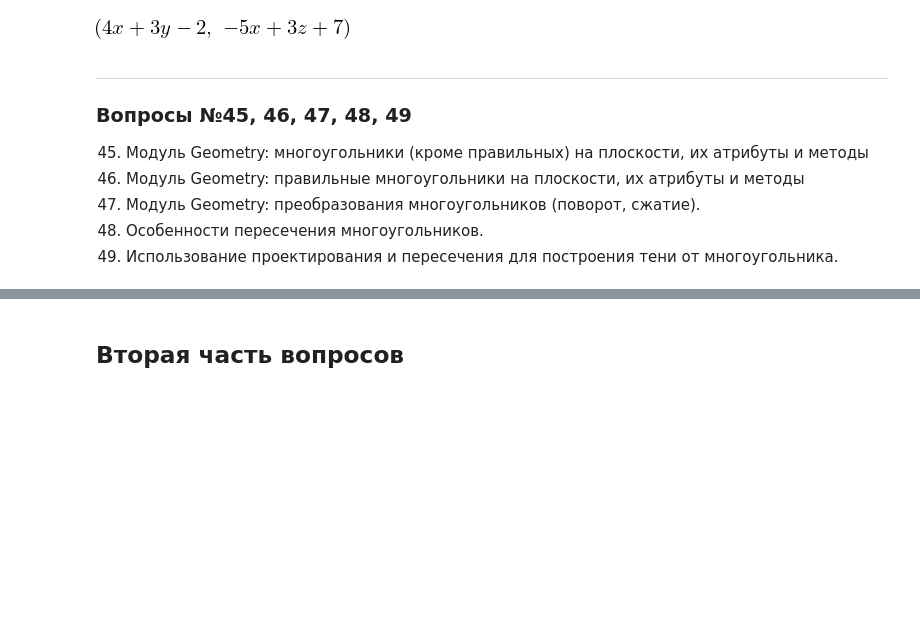
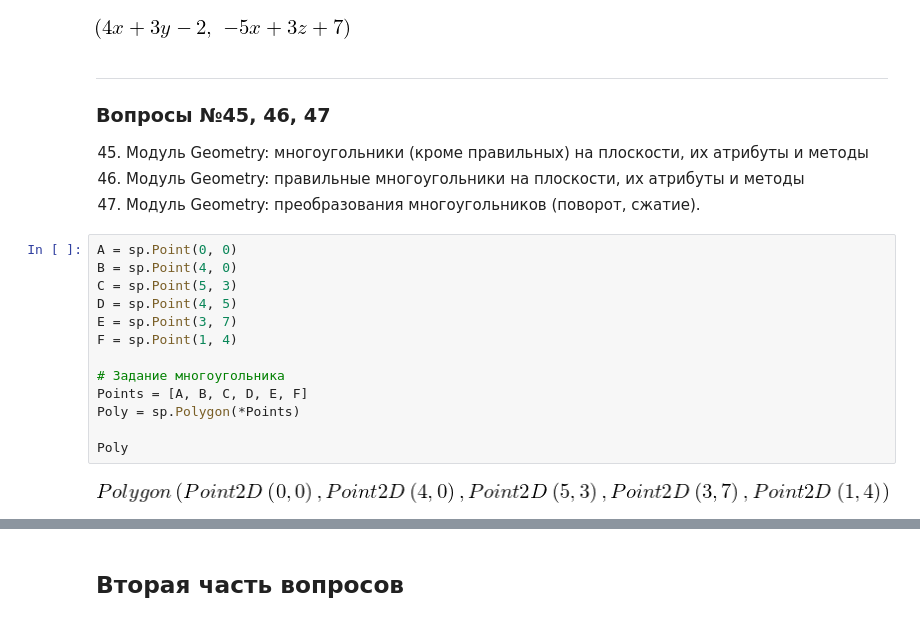
Before and after one commit to Vakosta/hse_tex, a Jupyter notebook: MathWorkshop/AlgebraCrib.ipynb, the cells around one changed output, grey strips where cells are left out. Cells and saved outputs as stored; diff of their text form; blank space fills up the shorter version.

```diff
--- a/MathWorkshop/AlgebraCrib.ipynb
+++ b/MathWorkshop/AlgebraCrib.ipynb
@@ -556,9 +556,22 @@ AB.equation()
 [figure]
 # %% [markdown]
 ---
-### Вопросы №45, 46, 47, 48, 49
+### Вопросы №45, 46, 47
 45. Модуль Geometry: многоугольники (кроме правильных) на плоскости, их атрибуты и методы
 46. Модуль Geometry: правильные многоугольники на плоскости, их атрибуты и методы
 47. Модуль Geometry: преобразования многоугольников (поворот, сжатие).
-48. Особенности пересечения многоугольников.
-49. Использование проектирования и пересечения для построения тени от многоугольника.
+# %%
+A = sp.Point(0, 0)
+B = sp.Point(4, 0)
+C = sp.Point(5, 3)
+D = sp.Point(4, 5)
+E = sp.Point(3, 7)
+F = sp.Point(1, 4)
+
+# Задание многоугольника
+Points = [A, B, C, D, E, F]
+Poly = sp.Polygon(*Points)
+
+Poly
+# %% [output]
+[figure, added]
```
Also changed, not shown: parts of 11 cells of this notebook, 9 other files.
